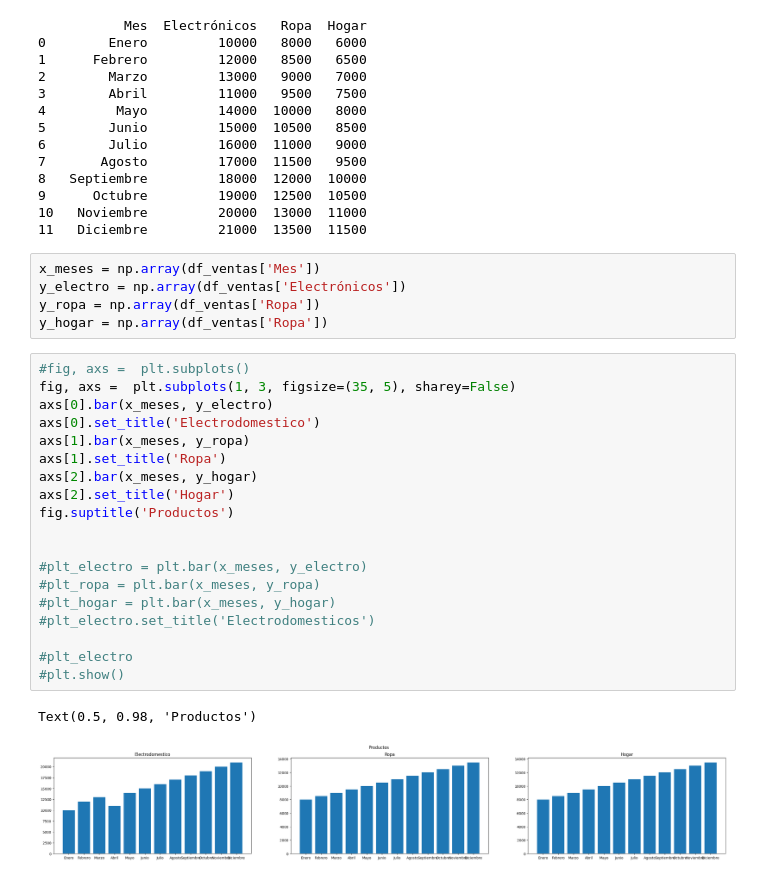
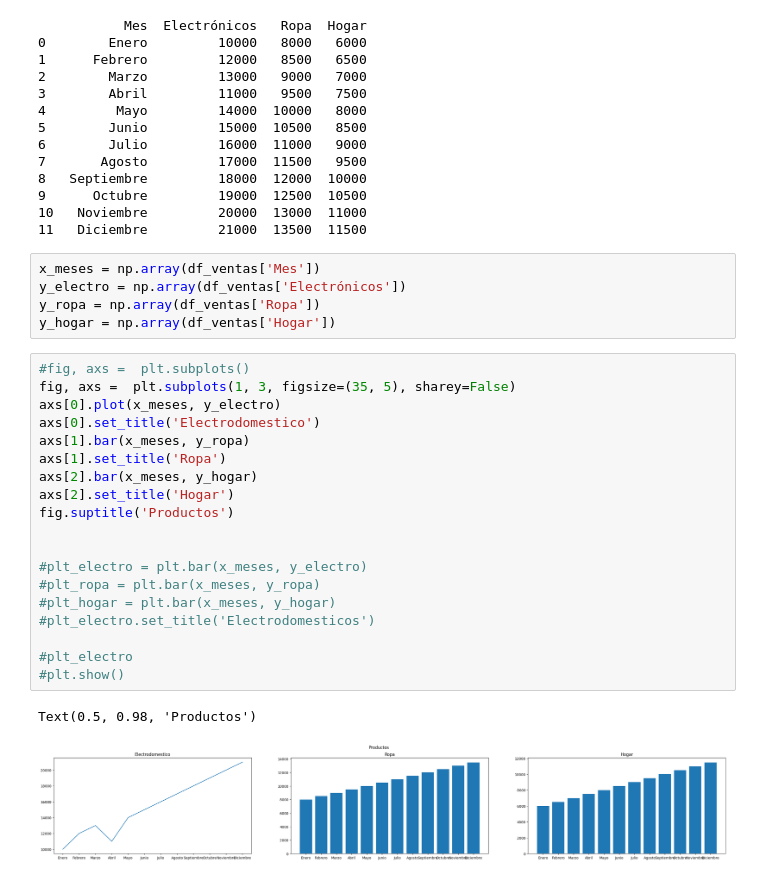
Before and after one commit to jorgemontess/python_exercises, a Jupyter notebook: exercide_2.ipynb, the cells around one changed output. Cells and saved outputs as stored; diff of their text form.

```diff
--- a/exercide_2.ipynb
+++ b/exercide_2.ipynb
@@ -30,26 +30,26 @@ df_ventas
 x_meses = np.array(df_ventas['Mes'])
 y_electro = np.array(df_ventas['Electrónicos'])
 y_ropa = np.array(df_ventas['Ropa'])
-y_hogar = np.array(df_ventas['Ropa'])
+y_hogar = np.array(df_ventas['Hogar'])
 # %%
 #fig, axs =  plt.subplots()
 fig, axs =  plt.subplots(1, 3, figsize=(35, 5), sharey=False)
-axs[0].bar(x_meses, y_electro)
+axs[0].plot(x_meses, y_electro)
 axs[0].set_title('Electrodomestico')
 axs[1].bar(x_meses, y_ropa)
 axs[1].set_title('Ropa')
 axs[2].bar(x_meses, y_hogar)
 axs[2].set_title('Hogar')
 fig.suptitle('Productos')
 
 
 #plt_electro = plt.bar(x_meses, y_electro)
 #plt_ropa = plt.bar(x_meses, y_ropa)
 #plt_hogar = plt.bar(x_meses, y_hogar)
 #plt_electro.set_title('Electrodomesticos')
 
 #plt_electro
 #plt.show()
 # %% [output]
 Text(0.5, 0.98, 'Productos')
-[figure, old version]
+[figure, new version]
```
Also changed, not shown: parts of 1 cell of this notebook.
